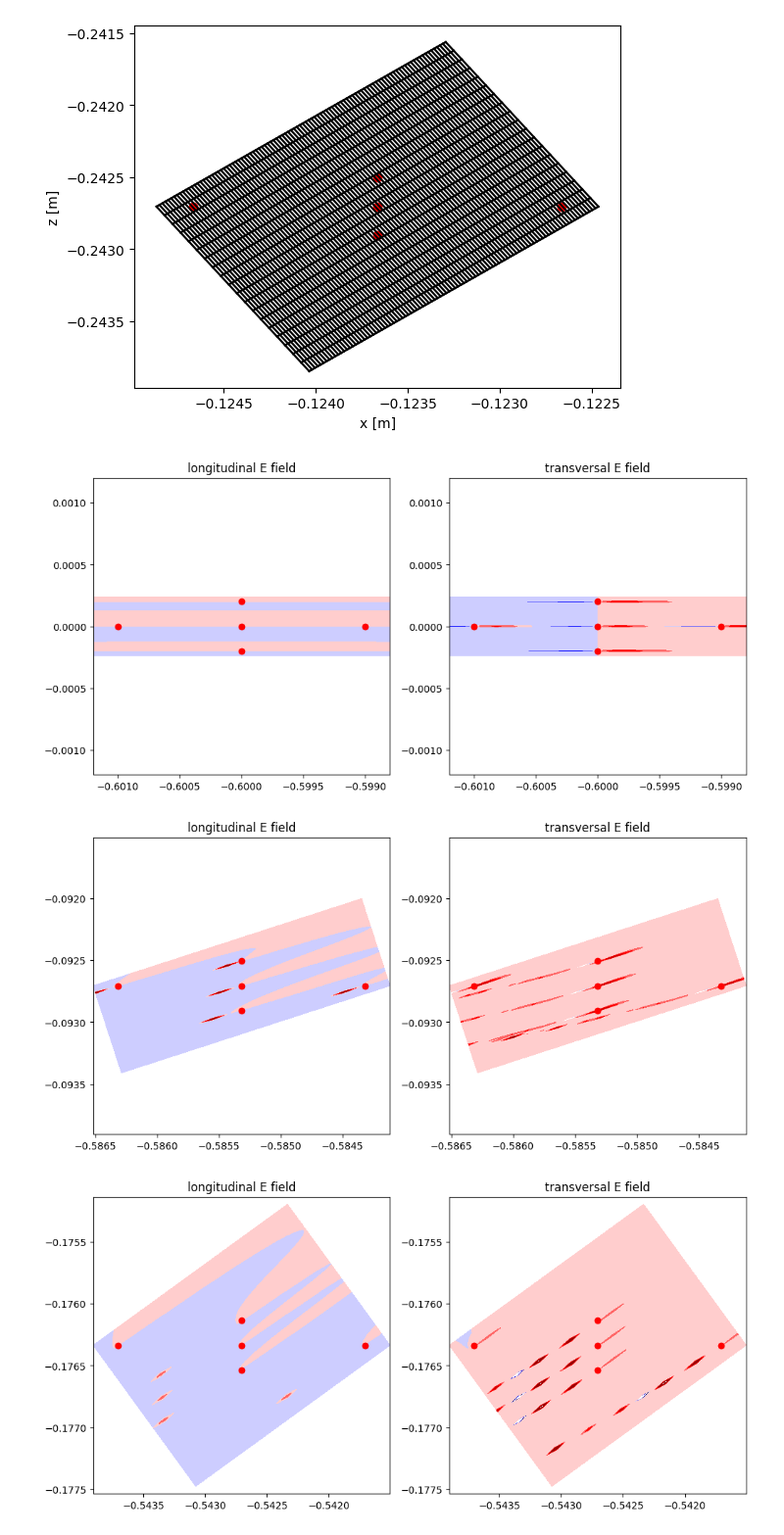
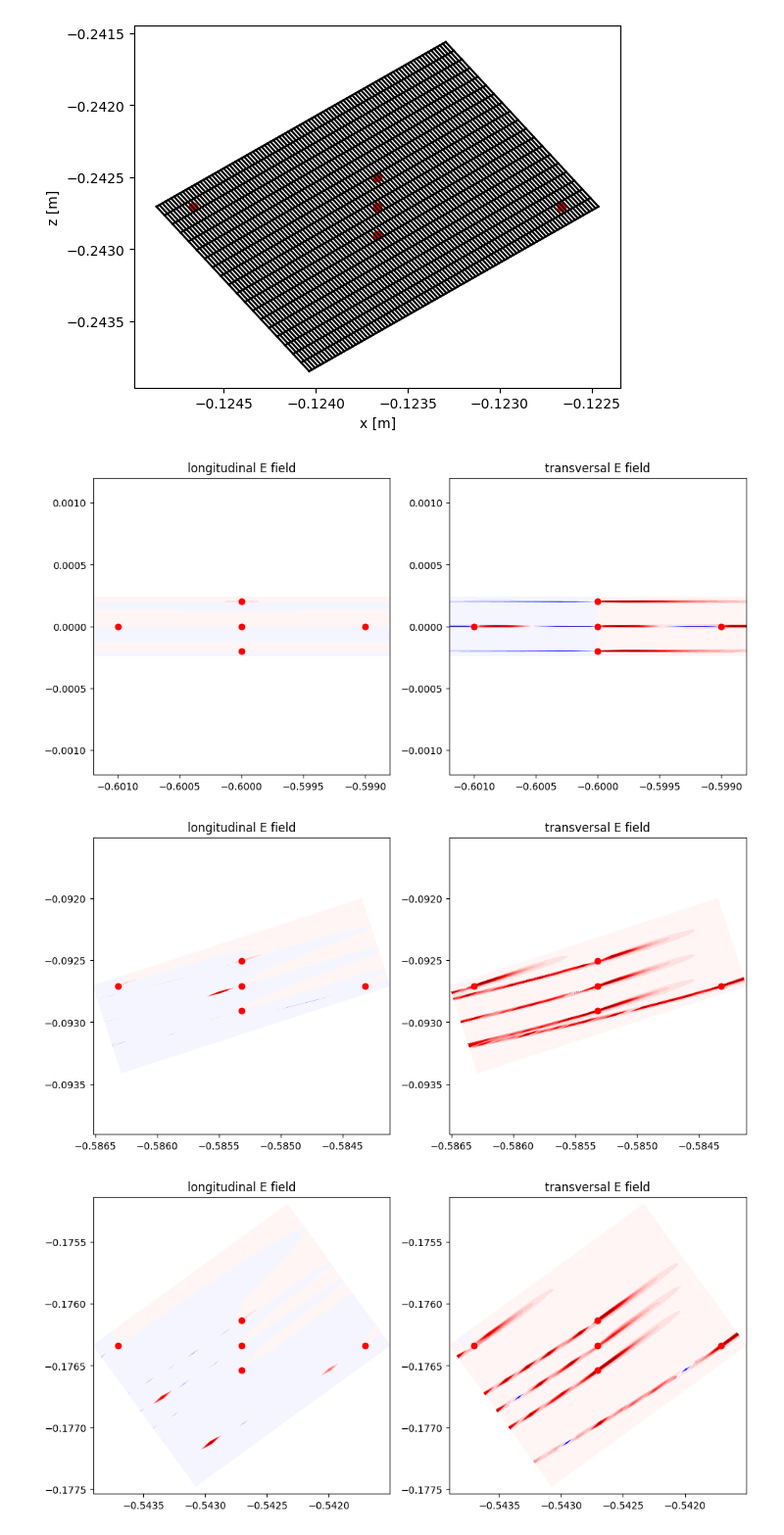
Before and after one commit to lehnertu/TEUFEL, a Jupyter notebook: CSR2d_testing.ipynb, the cells around one changed output. Shown: that part at 98% size. Saved outputs shown, nothing was run; the diff lists cells and outputs as text; code cells hidden in the pictures.

```diff
--- a/CSR2d_testing.ipynb
+++ b/CSR2d_testing.ipynb
@@ -487,7 +487,10 @@ E = fmap[:,:,0:3]
 E_long = np.dot(E,e_long)
 E_trans = np.dot(E,e_trans)
 
-elevels = np.linspace(-1e10, 1e10, num=11)
+elevels = np.linspace(-0.5e10, 0.5e10, num=51)*1.1
+E_long = np.clip(E_long, -0.5e10, 0.5e10)
+E_trans = np.clip(E_trans, -0.5e10, 0.5e10)
+
 fig, (ax1, ax2) = plt.subplots(nrows=1,ncols=2,figsize=(12,5.5))
 ax1.contourf(X,Z,E_long,elevels,cmap='seismic')
 ax1.scatter(coo[step,:,0], coo[step,:,2], color='red')
@@ -499,7 +502,7 @@ ax2.axis("equal")
 ax2.set_title("transversal E field")
 plt.show()
 # %% [output]
-[figure, old version]
+[figure, new version]
 # %%
 step=1
 O=origin[step]
@@ -518,7 +521,10 @@ E = fmap[:,:,0:3]
 E_long = np.dot(E,e_long)
 E_trans = np.dot(E,e_trans)
 
-elevels = np.linspace(-1e10, 1e10, num=11)
+elevels = np.linspace(-0.5e10, 0.5e10, num=51)*1.1
+E_long = np.clip(E_long, -0.5e10, 0.5e10)
+E_trans = np.clip(E_trans, -0.5e10, 0.5e10)
+
 fig, (ax1, ax2) = plt.subplots(nrows=1,ncols=2,figsize=(12,5.5))
 ax1.contourf(X,Z,E_long,elevels,cmap='seismic')
 ax1.scatter(coo[step,:,0], coo[step,:,2], color='red')
@@ -530,38 +536,41 @@ ax2.axis("equal")
 ax2.set_title("transversal E field")
 plt.show()
 # %% [output]
-[figure, old version]
+[figure, new version]
 # %%
 step=2
 O=origin[step]
 dl=d_long[step]
 e_long = dl/np.linalg.norm(dl)
 dt=d_trans[step]
 e_trans = dt/np.linalg.norm(dt)
 
 i, j = np.meshgrid(np.arange(N_long), np.arange(N_trans), indexing='ij')
 grid = i[..., np.newaxis] * dl + j[..., np.newaxis] * dt + O
 X = grid[:,:,0]
 Z = grid[:,:,2]
 
 fmap = field_data[step]
 E = fmap[:,:,0:3]
 E_long = np.dot(E,e_long)
 E_trans = np.dot(E,e_trans)
 
-elevels = np.linspace(-1e10, 1e10, num=11)
+elevels = np.linspace(-0.5e10, 0.5e10, num=51)*1.1
+E_long = np.clip(E_long, -0.5e10, 0.5e10)
+E_trans = np.clip(E_trans, -0.5e10, 0.5e10)
+
 fig, (ax1, ax2) = plt.subplots(nrows=1,ncols=2,figsize=(12,5.5))
 ax1.contourf(X,Z,E_long,elevels,cmap='seismic')
 ax1.scatter(coo[step,:,0], coo[step,:,2], color='red')
 ax1.axis("equal")
 ax1.set_title("longitudinal E field")
 ax2.contourf(X,Z,E_trans,elevels,cmap='seismic')
 ax2.scatter(coo[step,:,0], coo[step,:,2], color='red')
 ax2.axis("equal")
 ax2.set_title("transversal E field")
 plt.show()
 # %% [output]
-[figure, old version]
+[figure, new version]
 # %%
 step=5
 O=origin[step]
```
Also changed, not shown: parts of 7 cells of this notebook, 4 other files.
